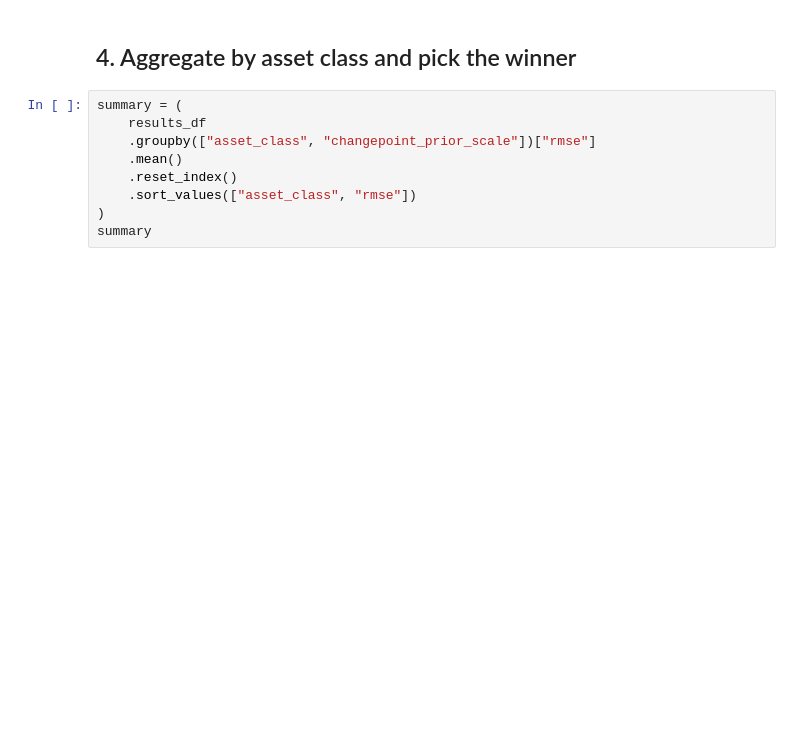
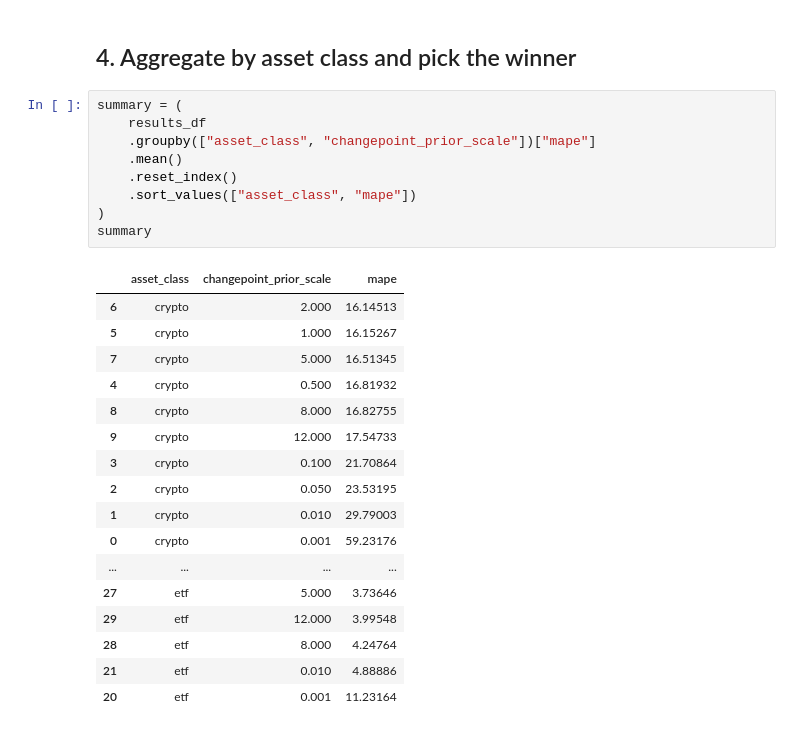
Before and after one commit to Tessa-Saumu/Financial-Risk-Monitor, a Jupyter notebook: notebooks/03_prophet_tuning.ipynb, the cells around one changed output. Cells and saved outputs as stored; diff of their text form; blank space fills up the shorter version.

```diff
--- a/notebooks/03_prophet_tuning.ipynb
+++ b/notebooks/03_prophet_tuning.ipynb
@@ -154,11 +369,29 @@ results_df = pd.DataFrame(results)
 # %%
 summary = (
     results_df
-    .groupby(["asset_class", "changepoint_prior_scale"])["rmse"]
+    .groupby(["asset_class", "changepoint_prior_scale"])["mape"]
     .mean()
     .reset_index()
-    .sort_values(["asset_class", "rmse"])
+    .sort_values(["asset_class", "mape"])
 )
 summary
+# %% [output]
+|  | asset_class | changepoint_prior_scale | mape |
+| 6 | crypto | 2.000 | 16.14513 |
+| 5 | crypto | 1.000 | 16.15267 |
+| 7 | crypto | 5.000 | 16.51345 |
+| 4 | crypto | 0.500 | 16.81932 |
+| 8 | crypto | 8.000 | 16.82755 |
+| 9 | crypto | 12.000 | 17.54733 |
+| 3 | crypto | 0.100 | 21.70864 |
+| 2 | crypto | 0.050 | 23.53195 |
+| 1 | crypto | 0.010 | 29.79003 |
+| 0 | crypto | 0.001 | 59.23176 |
+| ... | ... | ... | ... |
+| 27 | etf | 5.000 | 3.73646 |
+| 29 | etf | 12.000 | 3.99548 |
+| 28 | etf | 8.000 | 4.24764 |
+| 21 | etf | 0.010 | 4.88886 |
+| 20 | etf | 0.001 | 11.23164 |
 # %%
 best_by_class = (
```
Also changed, not shown: parts of 12 cells of this notebook, 1 other file.
